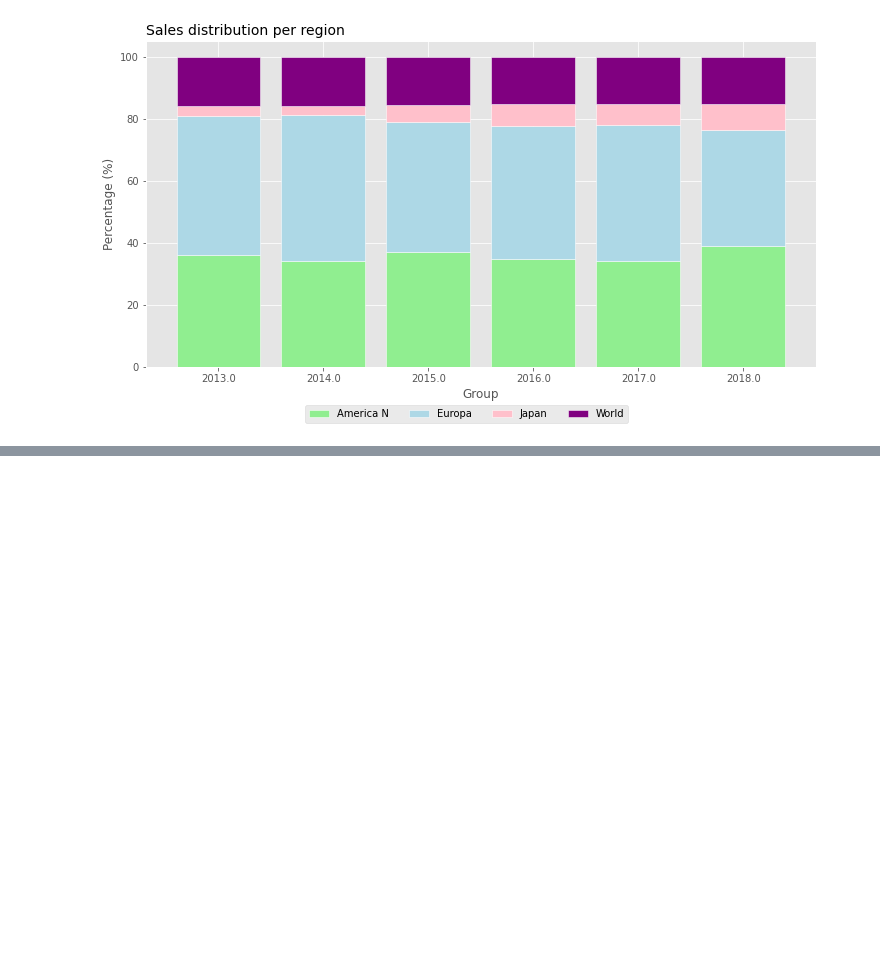
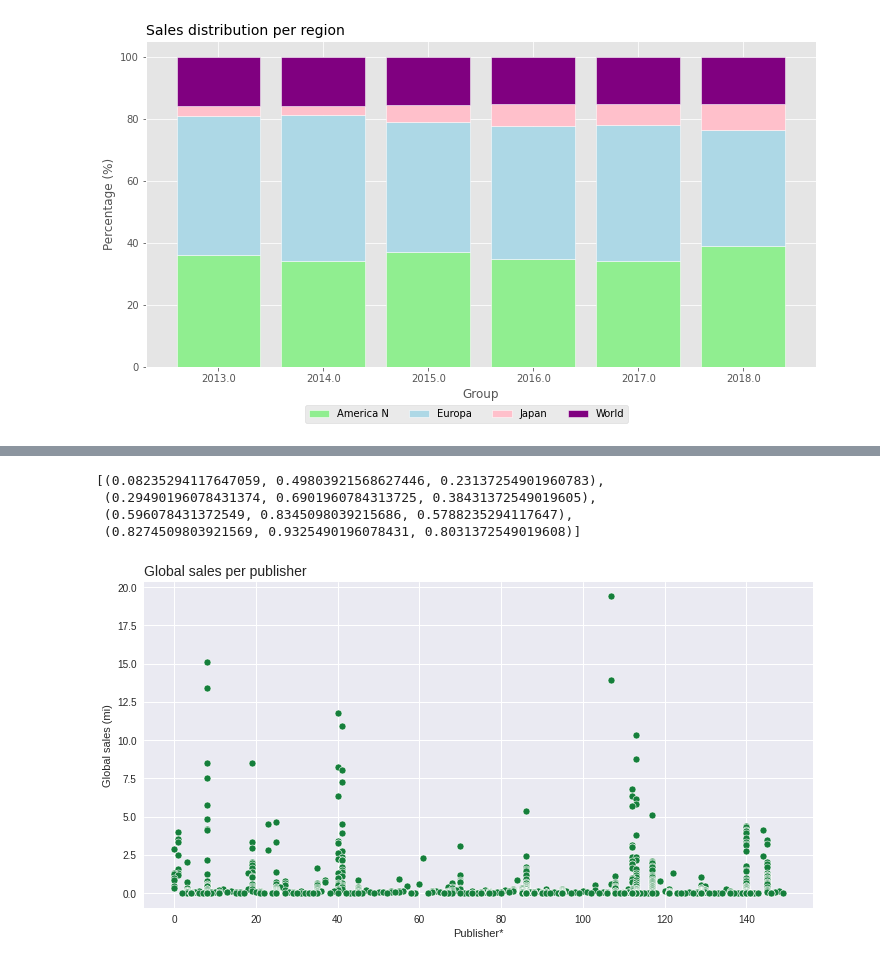
Before and after one commit to Nathan-ferig/Python, a Jupyter notebook: Python_for_Data_Science/sales_analysis.ipynb, the cells around one changed output, grey strips where cells are left out. Drawn from its saved outputs; the diff is of its cells as text; code cells hidden in the pictures; blank space fills up the shorter version.

```diff
--- a/Python_for_Data_Science/sales_analysis.ipynb
+++ b/Python_for_Data_Science/sales_analysis.ipynb
@@ -162,0 +188,9 @@ plt.legend(['America N','Europa', 'Japan', 'World'], loc='upper left', bbox_to_a
+# %%
+from sklearn.preprocessing import LabelEncoder
+funcao_label = LabelEncoder()
+
+data['Publisher*'] = funcao_label.fit_transform(data['Publisher'])
+data['Genre*'] = funcao_label.fit_transform(data['Genre'])
+data['Game*'] = funcao_label.fit_transform(data['Game'])
+
+data.head()
@@ -162,0 +204,17 @@ plt.legend(['America N','Europa', 'Japan', 'World'], loc='upper left', bbox_to_a
+# %%
+color_palette = sns.color_palette('Greens_r',4)
+color_palette
+# %% [output]
+[(0.08235294117647059, 0.49803921568627446, 0.23137254901960783),
+ (0.29490196078431374, 0.6901960784313725, 0.38431372549019605),
+ (0.596078431372549, 0.8345098039215686, 0.5788235294117647),
+ (0.8274509803921569, 0.9325490196078431, 0.8031372549019608)]
+# %%
+plt.figure( figsize=(12,6))
+
+sns.scatterplot(data=data, x='Publisher*', y='Global', color=color_palette[0])
+
+plt.title('Global sales per publisher', loc='left', fontsize=14)
+plt.ylabel('Global sales (mi)');
+# %% [output]
+[figure, added]
```
Also changed, not shown: parts of 9 cells of this notebook, 1 other file.
